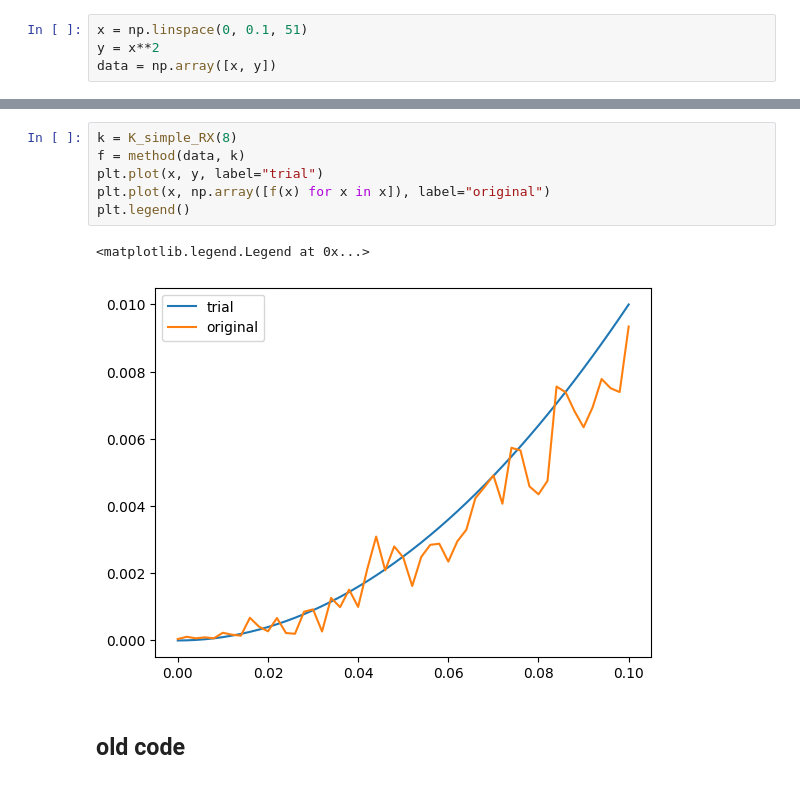
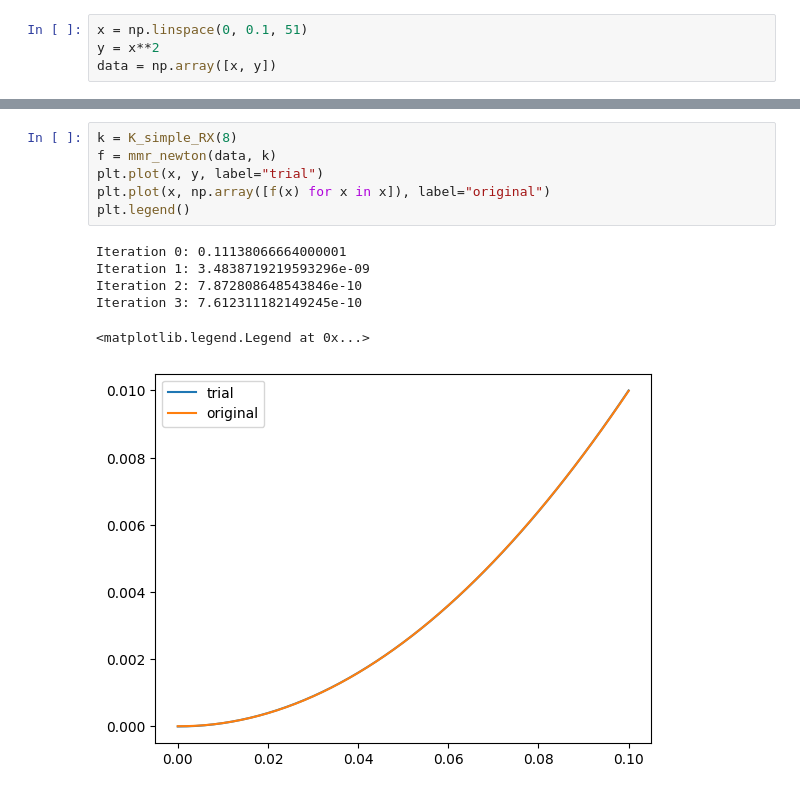
Before and after one commit to LeonardEyer/QKM, a Jupyter notebook: QKM.ipynb, the cells around one changed output, grey strips where cells are left out. Saved outputs shown, nothing was run; the diff lists cells and outputs as text.

Commit message:
Add newton step optimization and use exact quantum cuircuit evaluation

```diff
--- a/QKM.ipynb
+++ b/QKM.ipynb
@@ -179,11 +159,13 @@ plt.legend()
 # %%
 k = K_simple_RX(8)
-f = method(data, k)
+f = mmr_newton(data, k)
 plt.plot(x, y, label="trial")
 plt.plot(x, np.array([f(x) for x in x]), label="original")
 plt.legend()
 # %% [output]
-<matplotlib.legend.Legend at 0x...>
+Iteration 0: 0.11138066664000001
+Iteration 1: 3.4838719219593296e-09
+Iteration 2: 7.872808648543846e-10
+Iteration 3: 7.612311182149245e-10
+<matplotlib.legend.Legend at 0x...>
-[figure, old version]
+[figure, new version]
-# %% [markdown]
-## old code
```
Also changed, not shown: parts of 8 cells of this notebook, 1 other file.
